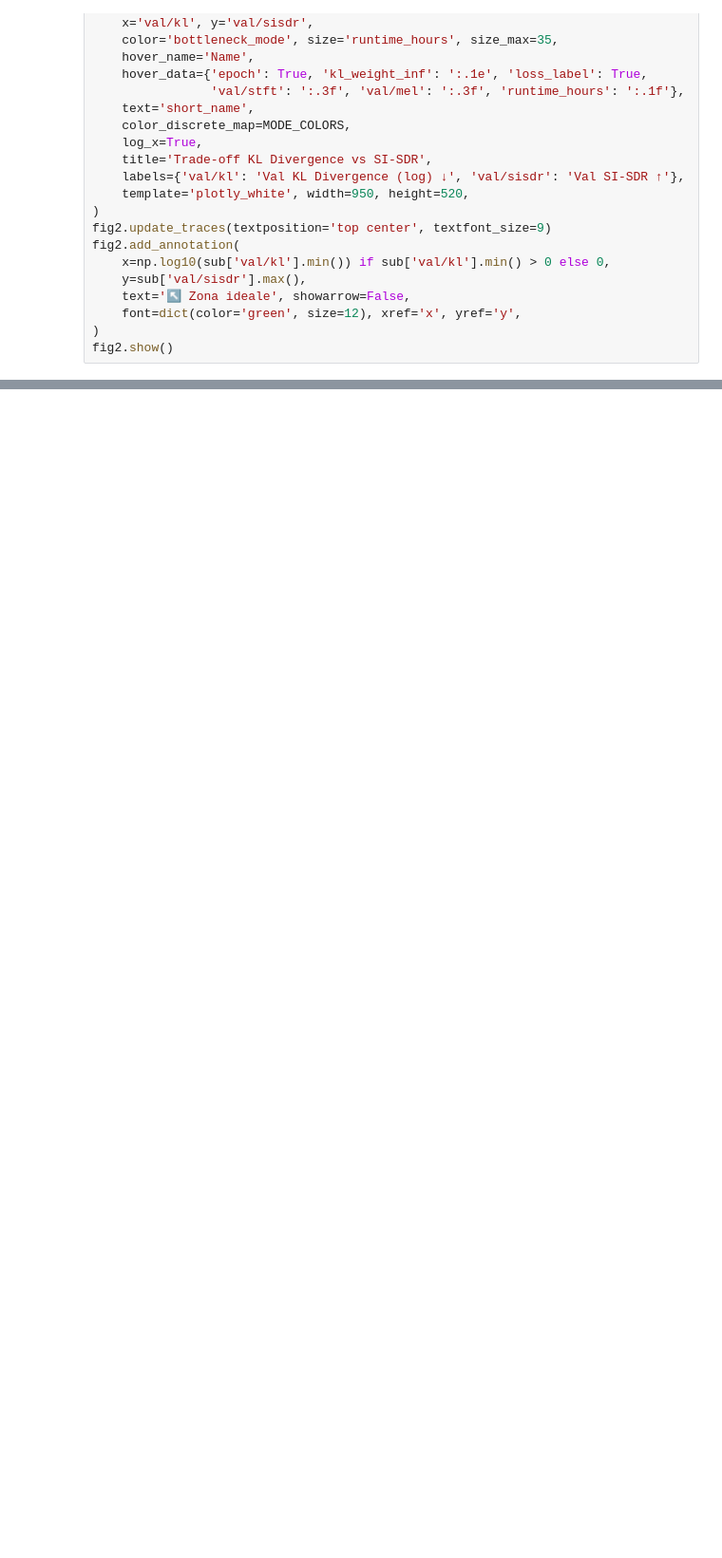
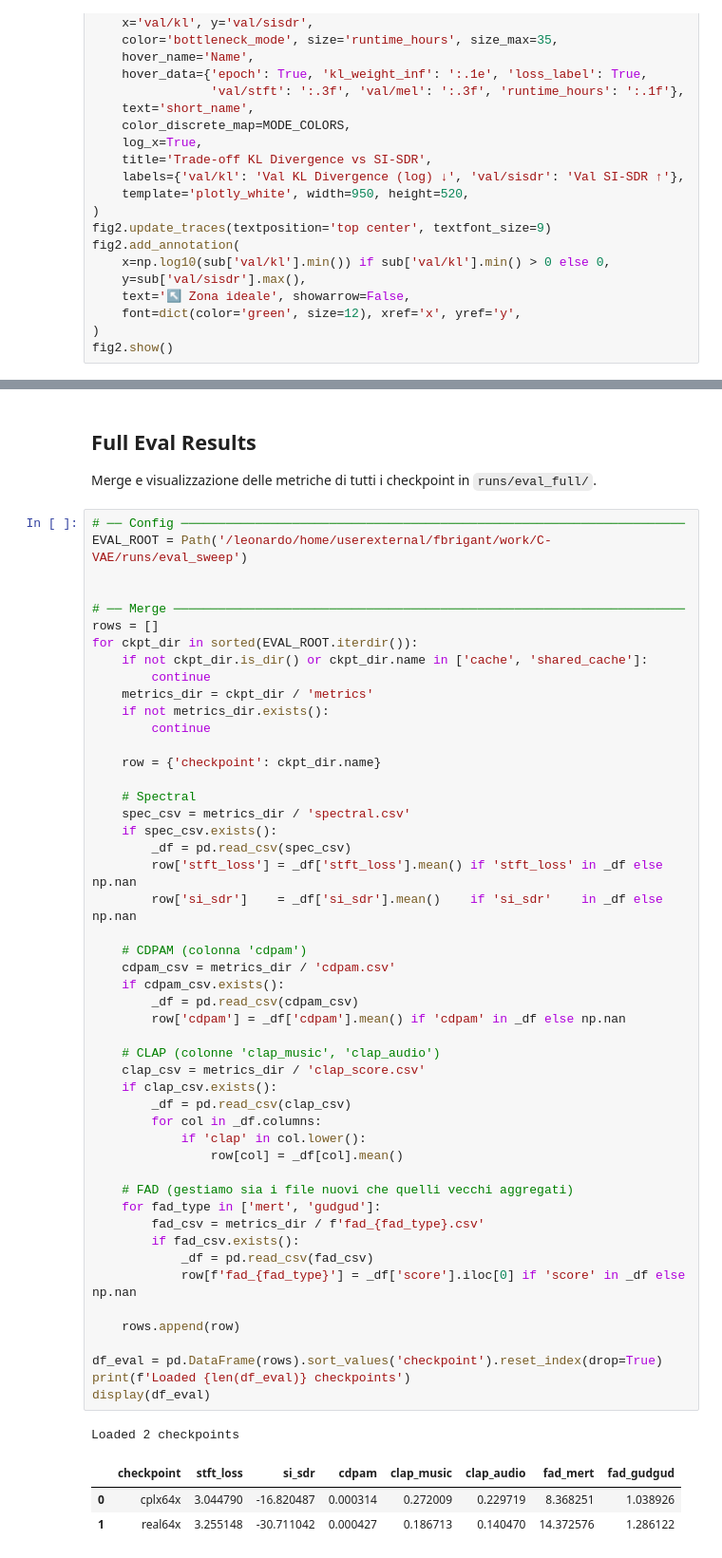
Before and after one commit to francescobrigante/SAGE, a Jupyter notebook: analysis.ipynb, the cells around one changed output, grey strips where cells are left out. Shown at 95% size. Cells and saved outputs as stored; diff of their text form; blank space fills up the shorter version.

```diff
--- a/analysis.ipynb
+++ b/analysis.ipynb
@@ -402,0 +389,58 @@ fig2.show()
+# %% [markdown]
+## Full Eval Results
+
+Merge e visualizzazione delle metriche di tutti i checkpoint in `runs/eval_full/`.
+# %%
+# ── Config ────────────────────────────────────────────────────────────────────
+EVAL_ROOT = Path('/leonardo/home/userexternal/fbrigant/work/C-VAE/runs/eval_sweep')
+
+
+# ── Merge ─────────────────────────────────────────────────────────────────────
+rows = []
+for ckpt_dir in sorted(EVAL_ROOT.iterdir()):
+    if not ckpt_dir.is_dir() or ckpt_dir.name in ['cache', 'shared_cache']:
+        continue
+    metrics_dir = ckpt_dir / 'metrics'
+    if not metrics_dir.exists():
+        continue
+
+    row = {'checkpoint': ckpt_dir.name}
+
+    # Spectral
+    spec_csv = metrics_dir / 'spectral.csv'
+    if spec_csv.exists():
+        _df = pd.read_csv(spec_csv)
+        row['stft_loss'] = _df['stft_loss'].mean() if 'stft_loss' in _df else np.nan
+        row['si_sdr']    = _df['si_sdr'].mean()    if 'si_sdr'    in _df else np.nan
+
+    # CDPAM (colonna 'cdpam')
+    cdpam_csv = metrics_dir / 'cdpam.csv'
+    if cdpam_csv.exists():
+        _df = pd.read_csv(cdpam_csv)
+        row['cdpam'] = _df['cdpam'].mean() if 'cdpam' in _df else np.nan
+
+    # CLAP (colonne 'clap_music', 'clap_audio')
+    clap_csv = metrics_dir / 'clap_score.csv'
+    if clap_csv.exists():
+        _df = pd.read_csv(clap_csv)
+        for col in _df.columns:
+            if 'clap' in col.lower():
+                row[col] = _df[col].mean()
+
+    # FAD (gestiamo sia i file nuovi che quelli vecchi aggregati)
+    for fad_type in ['mert', 'gudgud']:
+        fad_csv = metrics_dir / f'fad_{fad_type}.csv'
+        if fad_csv.exists():
+            _df = pd.read_csv(fad_csv)
+            row[f'fad_{fad_type}'] = _df['score'].iloc[0] if 'score' in _df else np.nan
+
+    rows.append(row)
+
+df_eval = pd.DataFrame(rows).sort_values('checkpoint').reset_index(drop=True)
+print(f'Loaded {len(df_eval)} checkpoints')
+display(df_eval)
+# %% [output]
+Loaded 2 checkpoints
+|  | checkpoint | stft_loss | si_sdr | cdpam | clap_music | clap_audio | fad_mert | fad_gudgud |
+| 0 | cplx64x | 3.044790 | -16.820487 | 0.000314 | 0.272009 | 0.229719 | 8.368251 | 1.038926 |
+| 1 | real64x | 3.255148 | -30.711042 | 0.000427 | 0.186713 | 0.140470 | 14.372576 | 1.286122 |
```
Also changed, not shown: parts of 4 cells of this notebook, 37 other files.
